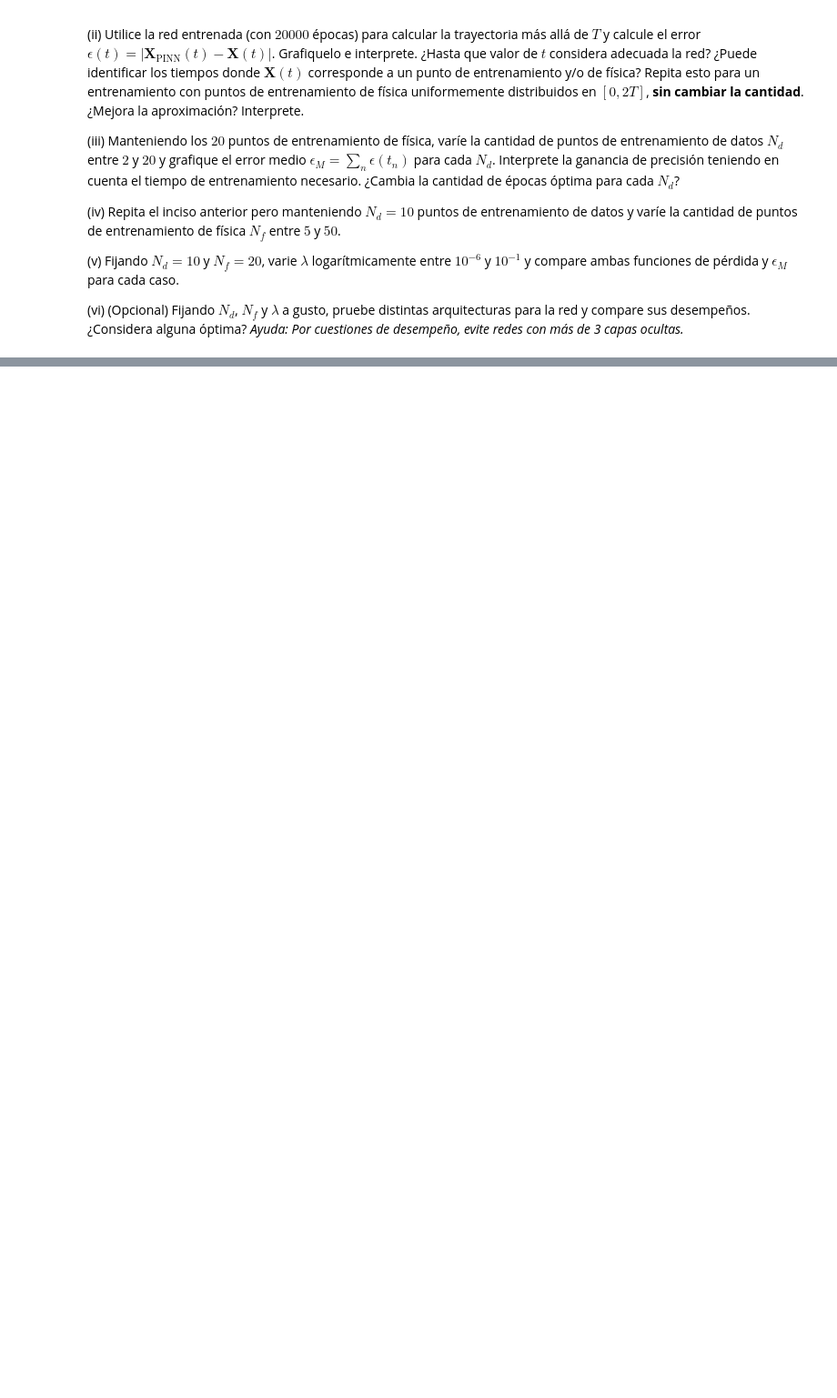
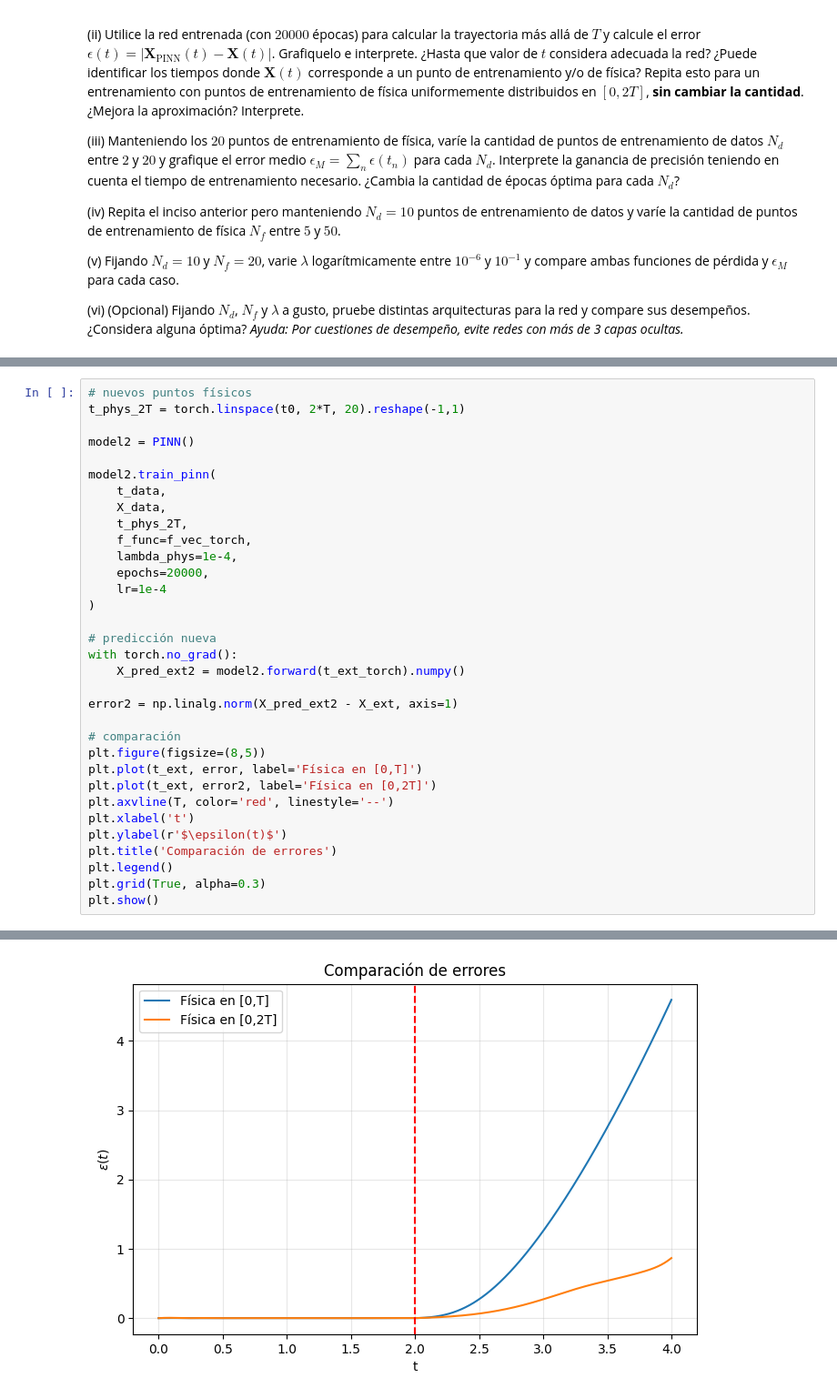
Before and after one commit to roldannahuelalejadro/Fisica-de-Fluidos-E1, a Jupyter notebook: trabjo E1/P3.ipynb, the cells around one changed output, grey strips where cells are left out. Shown at 91% size. Drawn from its saved outputs; the diff is of its cells as text; blank space fills up the shorter version.

```diff
--- a/trabjo E1/P3.ipynb
+++ b/trabjo E1/P3.ipynb
@@ -191,0 +325,34 @@ Entrenamiento completado.
+# %%
+# nuevos puntos físicos
+t_phys_2T = torch.linspace(t0, 2*T, 20).reshape(-1,1)
+
+model2 = PINN()
+
+model2.train_pinn(
+    t_data,
+    X_data,
+    t_phys_2T,
+    f_func=f_vec_torch,
+    lambda_phys=1e-4,
+    epochs=20000,
+    lr=1e-4
+)
+
+# predicción nueva
+with torch.no_grad():
+    X_pred_ext2 = model2.forward(t_ext_torch).numpy()
+
+error2 = np.linalg.norm(X_pred_ext2 - X_ext, axis=1)
+
+# comparación
+plt.figure(figsize=(8,5))
+plt.plot(t_ext, error, label='Física en [0,T]')
+plt.plot(t_ext, error2, label='Física en [0,2T]')
+plt.axvline(T, color='red', linestyle='--')
+plt.xlabel('t')
+plt.ylabel(r'$\epsilon(t)$')
+plt.title('Comparación de errores')
+plt.legend()
+plt.grid(True, alpha=0.3)
+plt.show()
+# %% [output]
@@ -191,0 +370 @@ Entrenamiento completado.
+[figure, added]
```
Also changed, not shown: parts of 38 cells of this notebook.
